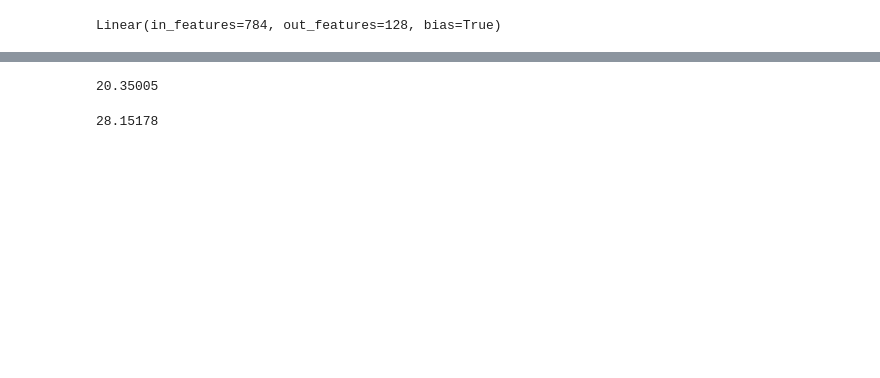
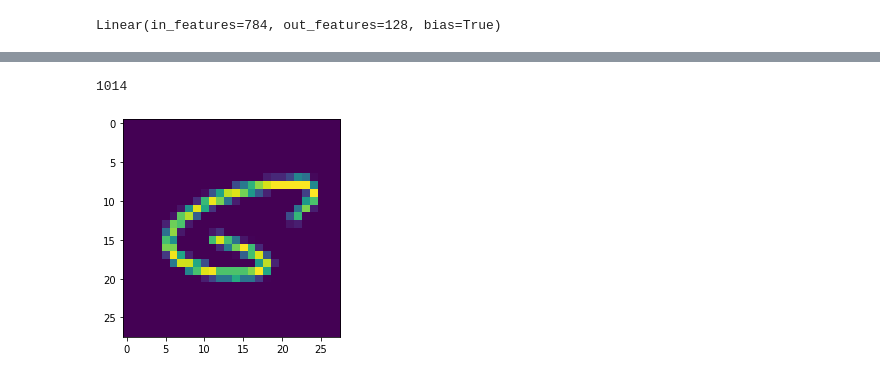
Before and after one commit to markoelez/ai-experiments, a Jupyter notebook: mnist_numpy.ipynb, the cells around one changed output, grey strips where cells are left out. Cells and saved outputs as stored; diff of their text form; code cells hidden in the pictures; blank space fills up the shorter version.

```diff
--- a/mnist_numpy.ipynb
+++ b/mnist_numpy.ipynb
@@ -145,16 +145,14 @@ y_test_preds = np.argmax(y_test_preds_out, axis=1)
 # train in numpy
 # -y_test_preds[np.log(np.exp(y_test_preds[1]).sum())
 i = 2
-#ret = -y_test_preds_out[i][y_test[i]] + np.log(np.exp(y_test_preds_out[i]).sum())
-ret = y_test_preds_out[i][y_test[i]]
-y_test_preds_out[i][y_test[i]]
+ret = -y_test_preds_out[range(y_test_preds_out.shape[0]), y_test] + np.log(np.exp(y_test_preds_out[i]).sum())
+np.argmax(ret)
 # %% [output]
-20.35005
+1014
 # %%
-y_test_preds_out[:][0][7]
-# range(y_test_preds_out.shape[0])
+imshow(x_test[1014].reshape(28, 28))
 # %% [output]
-28.15178
+[figure, added]
 # %%
 set(list(np.sort(y_test_preds_out[:, y_test][0])))
 # %% [output]
```
Also changed, not shown: parts of 16 cells of this notebook, 2 other files.
